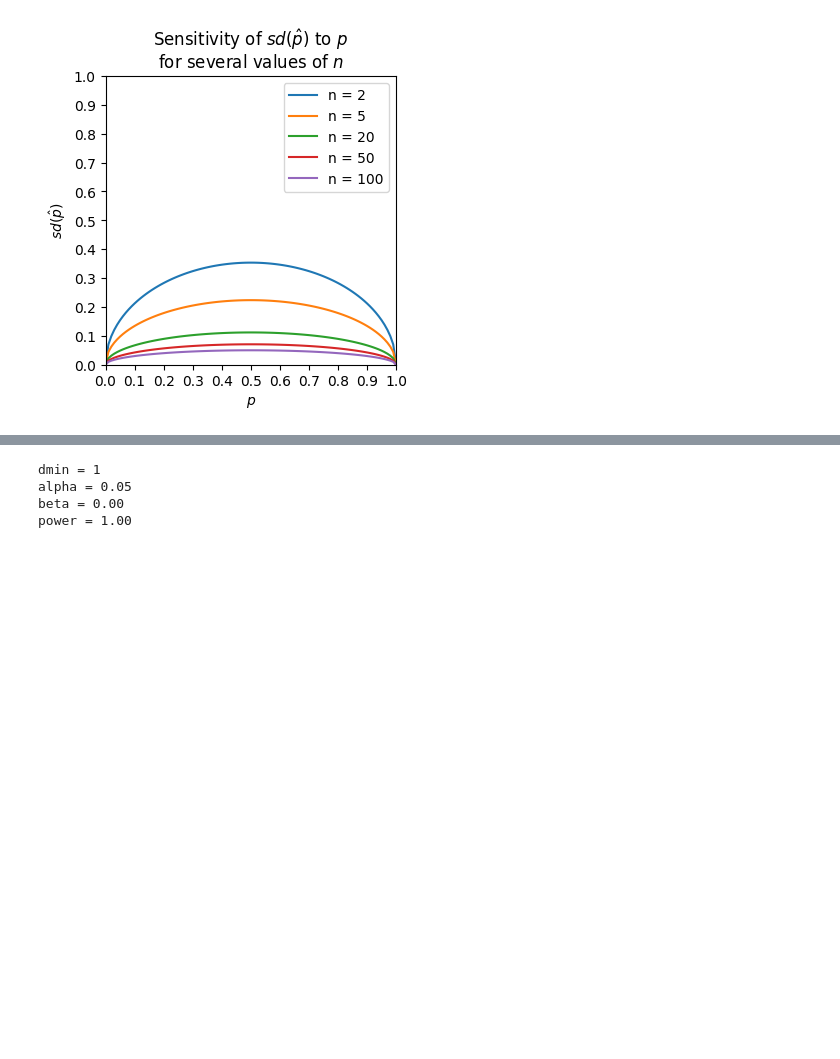
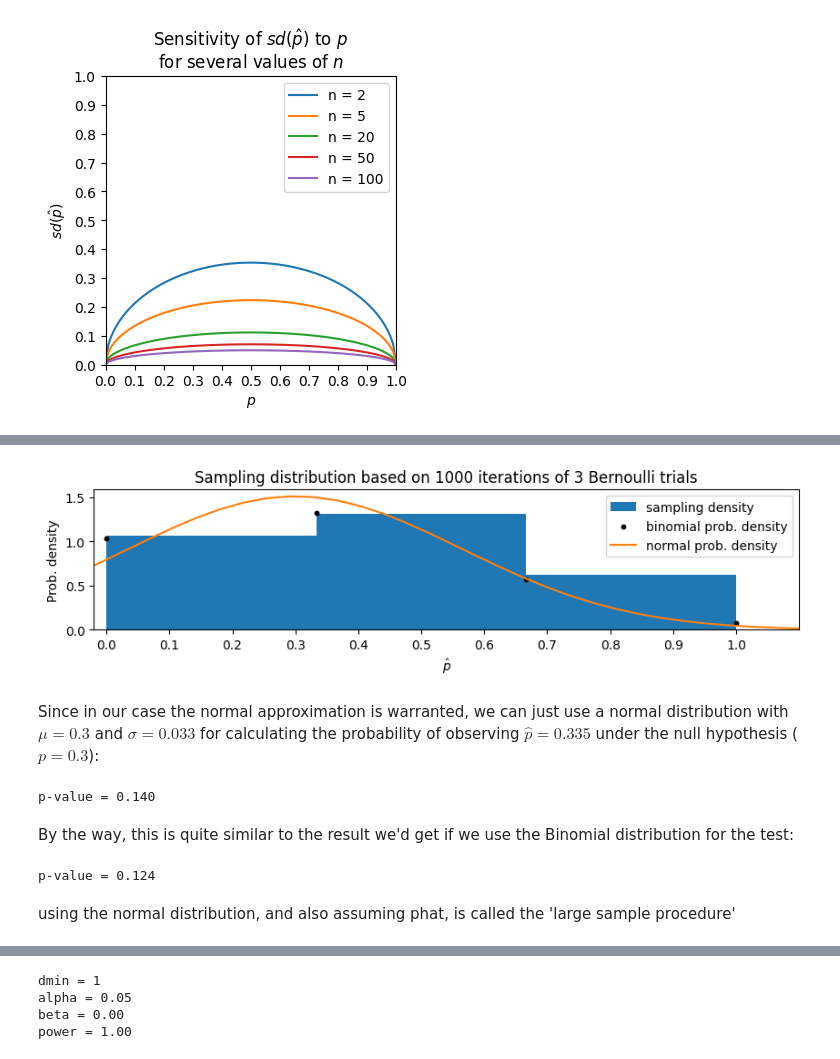
Before and after one commit to robetatis/abtesting, a Jupyter notebook: notebook.ipynb, the cells around one changed output, grey strips where cells are left out. Saved outputs shown, nothing was run; the diff lists cells and outputs as text; code cells hidden in the pictures; blank space fills up the shorter version.

```diff
--- a/notebook.ipynb
+++ b/notebook.ipynb
@@ -190,3 +207,49 @@ plt.show()
+# %%
+# define parameters for Bernoulli trials
+p = 0.3
+possible_outcomes = [0, 1]
+
+# no. of Bernoulli trials
+n = 3
+
+# no. of iterations to generate sampling distribution of phat
+niterations = 1000
+
+# run
+run_experiments(p, n, niterations)
+# %% [output]
+[figure, added]
+# %% [markdown]
+Since in our case the normal approximation is warranted, we can just use a normal distribution with $\mu = 0.3$ and $\sigma = 0.033$ for calculating the probability of observing $\hat{p} = 0.335$ under the null hypothesis ($p = 0.3$):
+# %%
+# define parameters of experiment
+n = 200 # sample size
+X = 67 # no. successes
+p_hat = X/n
+sd_p_hat = np.sqrt(p*(1-p)/n)
+miu = 0.3 # value of p under H0
+
+# probability of observing p_hat under H0
+p_value = 1 - stats.norm.cdf(p_hat, loc=miu, scale=sd_p_hat)
+
+print(f'p-value = {p_value:.3f}')
+# %% [output]
+p-value = 0.140
+# %% [markdown]
+By the way, this is quite similar to the result we'd get if we use the Binomial distribution for the test:
+# %%
+# define parameters of experiment
+n = 200 # sample size
+X = 67 # no. successes
+
+# probability of observing p_hat under H0
+p_value = 1 - stats.binom.cdf(X, n, p)
+
+print(f'p-value = {p_value:.3f}')
+# %% [output]
+p-value = 0.124
+# %% [markdown]
+using the normal distribution, and also assuming phat, is called the 'large sample procedure'
 # %% [markdown]
 
 n*p_hat >= 15
```
Also changed, not shown: parts of 12 cells of this notebook.
